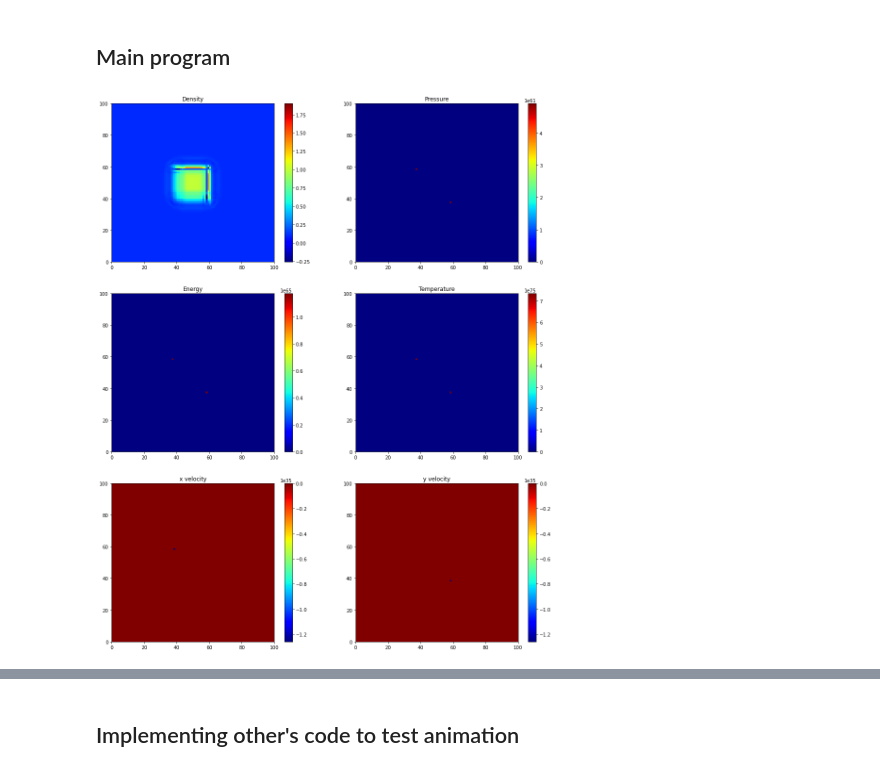
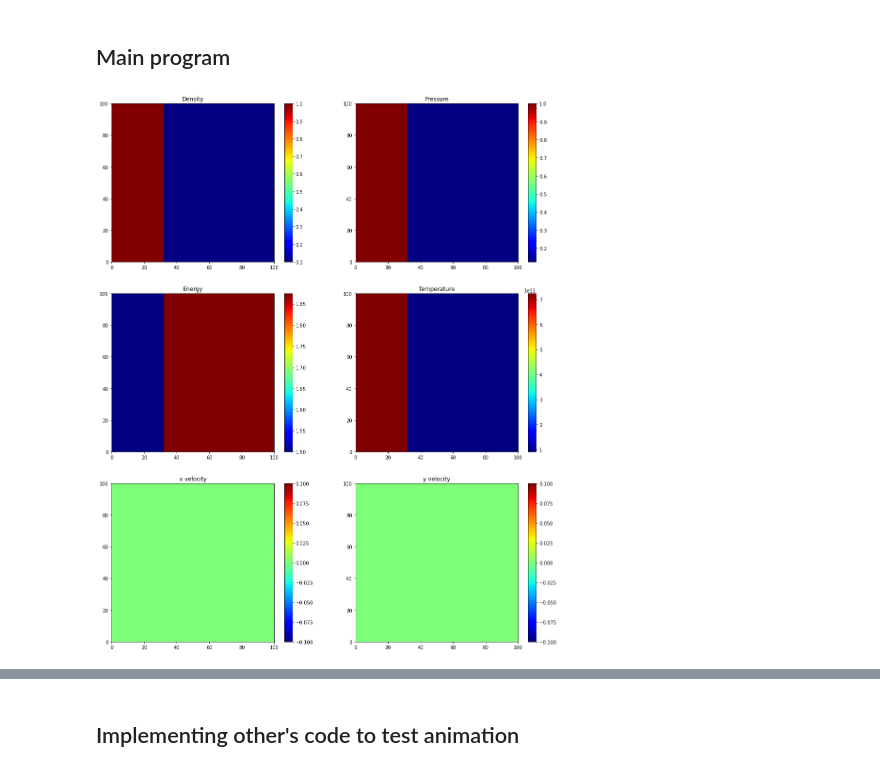
Before and after one commit to changhyun-cho/astrophysics, a Jupyter notebook: hydrodynamics/Testing 2D Hydrocode.ipynb, the cells around one changed output, grey strips where cells are left out. Drawn from its saved outputs; the diff is of its cells as text; code cells hidden in the pictures.

```diff
--- a/hydrodynamics/Testing 2D Hydrocode.ipynb
+++ b/hydrodynamics/Testing 2D Hydrocode.ipynb
@@ -299,6 +316,9 @@ def ad_update_density():
     global rho, P, e, T
     global u, w
     global f_rho_x, f_rho_y
+    global avg_rho_x, avg_rho_y, avg_e_x, avg_e_y
+    global avg_u_x, avg_u_y, avg_w_x, avg_w_y
+
 
     f_rho_x = np.zeros([nx+2*ng,nx+2*ng],dtype=np.float64)
     f_rho_y = np.zeros([nx+2*ng,nx+2*ng],dtype=np.float64)
@@ -391,8 +411,8 @@ def ad_update_momentum():
     # momentum-density
     for k in range(ilo,ihi):
         for j in range(ilo,ihi):
-            mom_den_u[k,j] = rho[k,j]*u[k,j]
-            mom_den_w[k,j] = rho[k,j]*w[k,j]
+            mom_den_u[k,j] = 0.5*(rho[k,j]+rho[k,j-1])*u[k,j]
+            mom_den_w[k,j] = 0.5*(rho[k,j]+rho[k-1,j])*w[k,j]
 
     apply_BCs(mom_den_u)
     apply_BCs(mom_den_w)
@@ -422,12 +442,12 @@ def ad_update_velocity():
     for k in range(ilo,ihi):
         for j in range(ilo,ihi):
 
-            if (u[k,j]+w[k,j]) >= 0.: #<=
+          #  if (u[k,j]+w[k,j]) >= 0.: #<=
                 u[k,j] = mom_den_u[k,j]/(0.5*(rho[k,j]+rho[k,j-1])) #rho[k,j]
                 w[k,j] = mom_den_w[k,j]/(0.5*(rho[k,j]+rho[k-1,j]))
-            else:
-                u[k,j] = mom_den_u[k,j]/(0.5*(rho[k,j]+rho[k,j+1])) #rho[k,j]
-                w[k,j] = mom_den_w[k,j]/(0.5*(rho[k,j]+rho[k+1,j]))
+          #  else:
+          #      u[k,j] = mom_den_u[k,j]/(0.5*(rho[k,j]+rho[k,j+1])) #rho[k,j]
+          #      w[k,j] = mom_den_w[k,j]/(0.5*(rho[k,j]+rho[k+1,j]))
 
     apply_BCs(u)
     apply_BCs(w)
@@ -450,6 +470,8 @@ def solve_advection():
     global rho, P, e, T
     global u, w
     global mon_den_u, mon_den_w
+    global avg_rho_x, avg_rho_y, avg_e_x, avg_e_y
+    global avg_u_x, avg_u_y, avg_w_x, avg_w_y
 
     ad_obtain_avg()
 
@@ -475,37 +497,39 @@ def solve_advection():
 # setup the grid
 setup_grid()
 
-fill_ICs(type="1+1d shock")
+fill_ICs(type="1d shock_r")
 
 total = [rho, P, e, T, u, w]
 for var in total:
     apply_BCs(var)
 
-for i in range(50):
+for i in range(30):
 
     timestep()
-    solve_source()
+#    print(dt)
+    #solve_source()
+#    apply_aritificial_viscosity()
 
 #    total = [rho, P, e, T, u, w]
 #    for var in total:
 #        apply_BCs(var)
 
     solve_advection()
 
 colormaps()
 
 
 
 ### while loop t < tmax
 #### apply_BCs
 #### calculating source
 #### apply BCs
 ##### solve advection
 ### do again
 
 ## check the avergage
 ## sound speed
 # %% [output]
-[figure, old version]
+[figure, new version]
 # %%
 plt.rcParams['figure.figsize'] = [10, 10]
```
Also changed, not shown: parts of 5 cells of this notebook.
